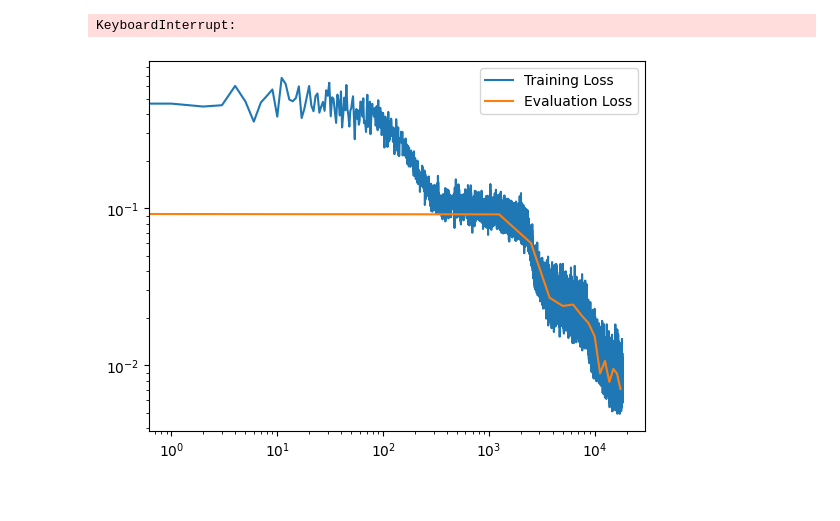
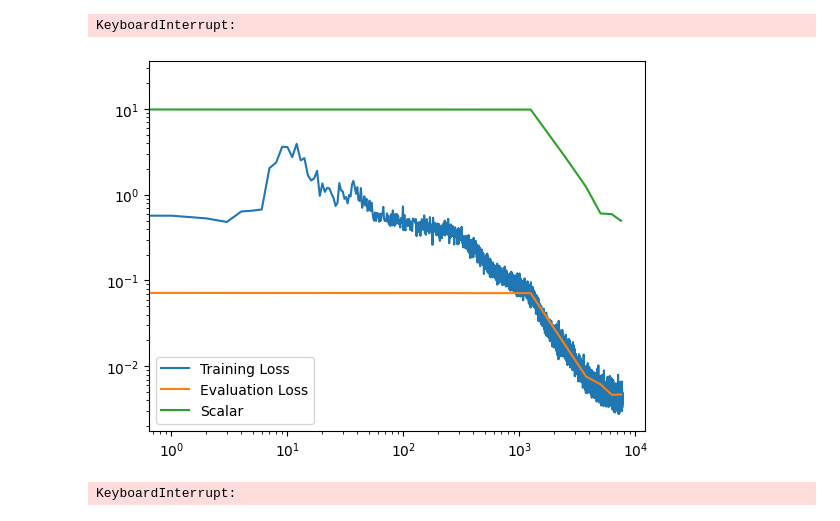
Before and after one commit to harveyThomas4692/jax_metric_CalabiYau, a Jupyter notebook: testingArea.ipynb, the cells around one changed output. Saved outputs shown, nothing was run; the diff lists cells and outputs as text; code cells hidden in the pictures.

```diff
--- a/testingArea.ipynb
+++ b/testingArea.ipynb
@@ -114,10 +114,10 @@ def nan_replacement_transform(replacement_value=1e-6):
     return optax.GradientTransformation(init_fn, update_fn)
 
 optimiser = optax.chain(
-optax.clip(0.1),
-#soap(learning_rate=1e-6),
+#optax.clip(1),
+soap(learning_rate=1e-3),
 #optax.clip_by_block_rms(1e-2),
-optax.adam(learning_rate=1e-3),
+#optax.adam(learning_rate=1e-3),
 #nan_replacement_transform(1e-8)
 )
 
@@ -138,17 +138,16 @@ def train_step(state,x):
 @jax.jit
 def evaluate_step(state,x,scalar_num=100):
   loss = jm.losses.loss_ma(model, state.params,proj_facts,k_mod, poly, kappa_val, x)
-  #sigma = jm.losses.sigma_measure(model, state.params,proj_facts,k_mod, poly, kappa_val, x)
-  #scalar =  jnp.mean(jnp.abs(jm.metrics.ricci_scalar(model, state.params, proj_facts, k_mod, poly, x[:scalar_num])))
-  return loss #, sigma, scalar
+  scalar =  jnp.mean(jnp.abs(jm.metrics.ricci_scalar(model, state.params, proj_facts, k_mod, poly, x[:scalar_num])))
+  return loss, scalar
 # %%
 # Train the model
-#eval, sig, scal = evaluate_step(my_state,eval_points)
-eval = evaluate_step(my_state,eval_points)
+eval, scal = evaluate_step(my_state,eval_points)
+#eval = evaluate_step(my_state,eval_points)
 loss = []
 lossEval = [[0,eval]]
 #sigma = [[0,sig]]
-#scalar = [[0,scal]]
+scalar = [[0,scal]]
 pbar = tqdm(range(10))
 batchNum = len(ptsBatched)
 pbar.set_description(f"Last Eval Loss {eval} | Batch {0}/{batchNum+1}  | Batch Loss: NA")
@@ -163,35 +162,31 @@ for i in pbar:
     if k % 10 == 0:
       pbar.set_description(f"Last Eval Loss {eval} | Batch {k}/{batchNum+1}  | Batch Loss: {l}" )
     loss.append(l)
-  #eval, sig, scal = evaluate_step(my_state,eval_points)
-  eval = evaluate_step(my_state,eval_points)
+  eval, scal = evaluate_step(my_state,eval_points,scalar_num=0)
+  # eval = evaluate_step(my_state,eval_points)
   lossEval.append([(i+1)*batchNum,eval])
-  #sigma.append([(i+1)*batchNum,sig])
-  #scalar.append([(i+1)*batchNum,scal])
-
-lossEval = np.array(lossEval)
-loss = jnp.array(loss)
+  scalar.append([(i+1)*batchNum,scal])
 # %% [output]
 KeyboardInterrupt:
 # %%
 lossEval=jnp.array(lossEval)
 loss = jnp.array(loss)
-#sigma = jnp.array(sigma)
-#scalar = jnp.array(scalar)
+scalar = jnp.array(scalar)
 # %%
 plt.plot(loss, label='Training Loss')
 plt.plot(lossEval[:,0], lossEval[:,1], label='Evaluation Loss')
-#plt.plot(sigma[:,0], sigma[:,1], label='Sigma')
-#plt.plot(scalar[:,0], scalar[:,1], label='Scalar')
+plt.plot(scalar[:,0], scalar[:,1], label='Scalar')
 plt.xscale('log')
 plt.yscale('log')
 plt.legend()
 plt.show()
 # %% [output]
-[figure, old version]
+[figure, new version]
 # %%
 scals = [jm.metrics.ricci_scalar(model, my_state.params, proj_facts, k_mod, poly, ptsBatched[n]).real for n in tqdm(range(100))]
 scals = jnp.array(scals).flatten()
+# %% [output]
+KeyboardInterrupt:
 # %%
 plt.hist(scals,bins=50)
 # %% [output]
```
Also changed, not shown: parts of 2 cells of this notebook, 2 other files.
